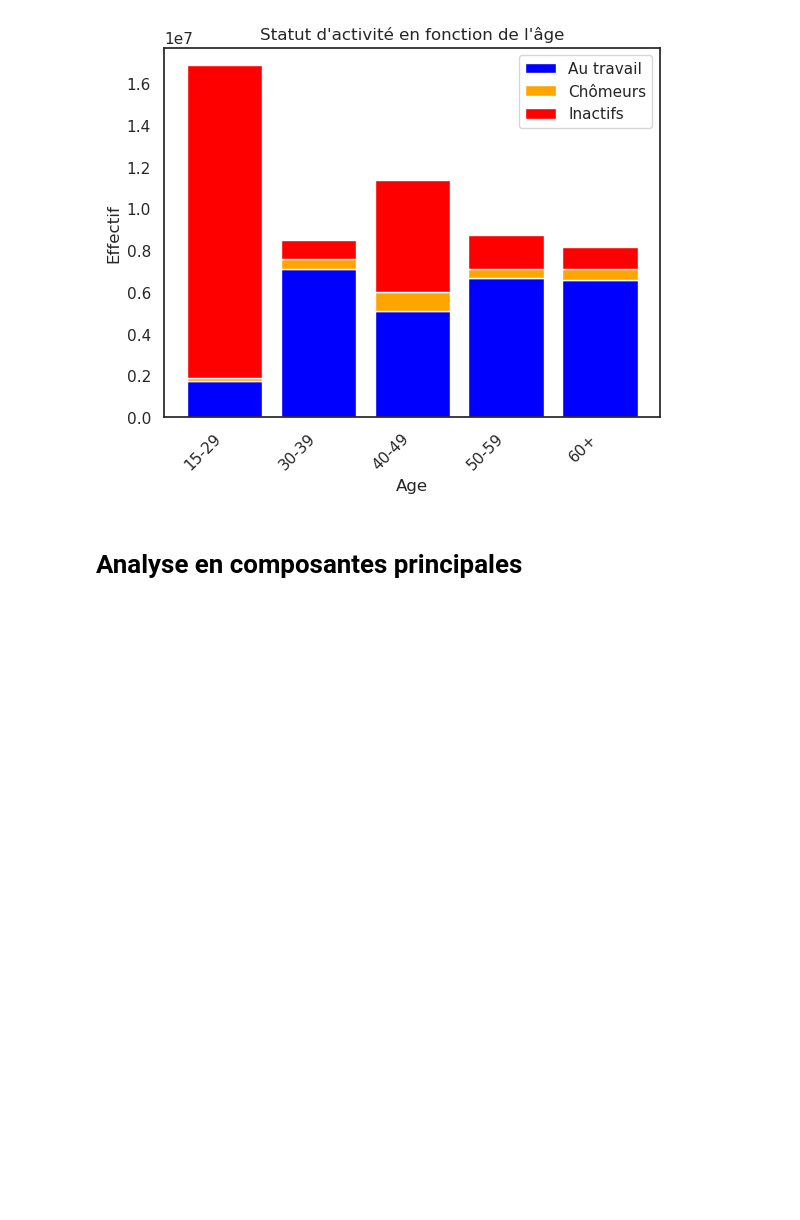
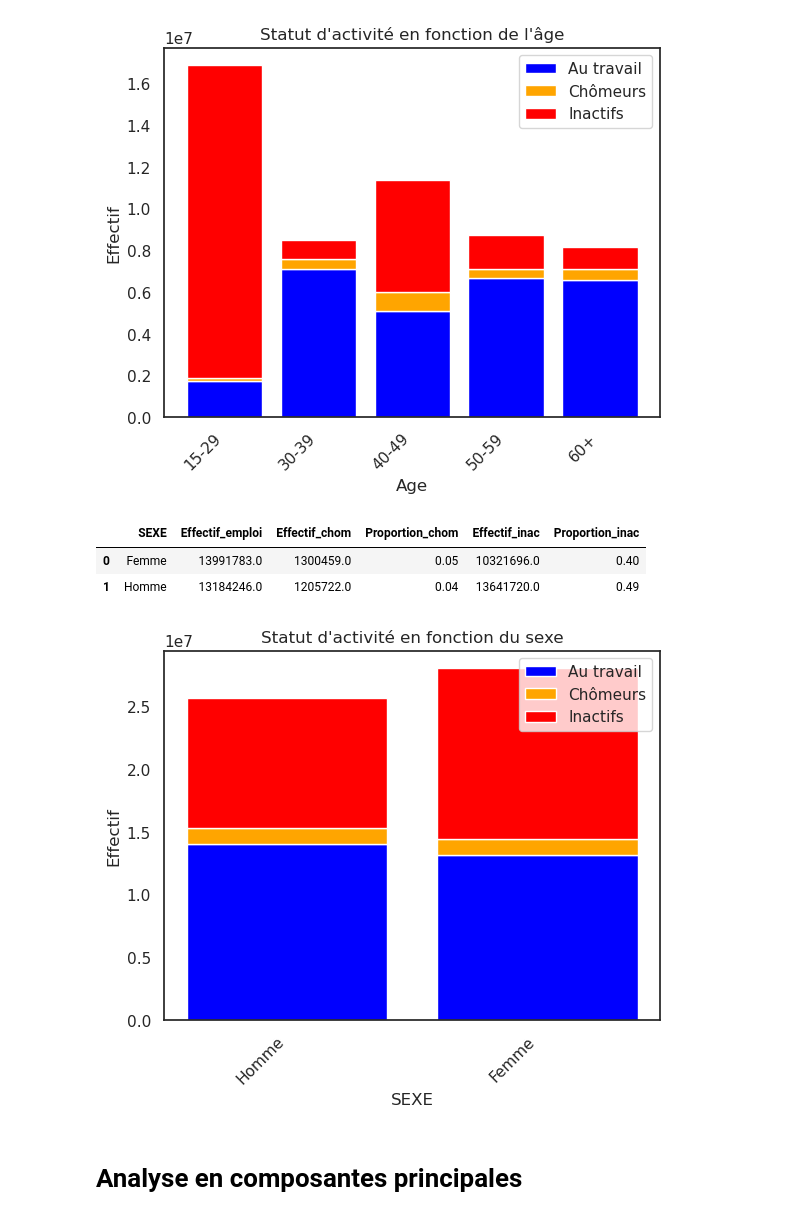
Before and after one commit to Alexis-Barrau/python_ensae, a Jupyter notebook: Scripts/Script first analysis.ipynb, the cells around one changed output. Saved outputs shown, nothing was run; the diff lists cells and outputs as text; code cells hidden in the pictures; blank space fills up the shorter version.

Commit message:
Statut par sexe

```diff
--- a/Scripts/Script first analysis.ipynb
+++ b/Scripts/Script first analysis.ipynb
@@ -148,6 +148,41 @@ plt.legend()
 plt.show()
 # %% [output]
 [figure]
+# %%
+#chômage et inactivité par sexe
+#Catégories possibles
+categories = ["Homme","Femme"]
+value = EEC_2019["SEXE"].unique()
+
+#tableau avec SEXE/Effectif en emploi/Effectif chômeur et pour inactifs tout cela pondéré par EXTRIAN
+result_dict = {"SEXE": categories, 'Effectif_emploi': [], 'Effectif_chom':[], 'Proportion_chom':[], 'Effectif_inac':[], 'Proportion_inac':[]}  #à chaque valeur on associe la somme des occurences pondérées
+for val in value :
+    somme_pond_E = EEC_2019[(EEC_2019["SEXE"] == val) & (EEC_2019["ACTEU"]==1)]["EXTRIAN"].sum()
+    somme_pond_C = EEC_2019[(EEC_2019["SEXE"] == val)& (EEC_2019["ACTEU"]==2)]["EXTRIAN"].sum()
+    somme_pond_I = EEC_2019[(EEC_2019["SEXE"] == val)& (EEC_2019["ACTEU"]==3)]["EXTRIAN"].sum()
+    result_dict['Effectif_emploi'].append(round(somme_pond_E,0))
+    result_dict['Effectif_chom'].append(round(somme_pond_C,0))
+    result_dict['Proportion_chom'].append(round(somme_pond_C/(somme_pond_C + somme_pond_E+somme_pond_I),2))
+    result_dict['Effectif_inac'].append(round(somme_pond_I,0))
+    result_dict['Proportion_inac'].append(round(somme_pond_I/(somme_pond_I + somme_pond_E+somme_pond_C),2))
+data = pd.DataFrame(result_dict).sort_values(by="SEXE").reset_index(drop=True)
+data
+# %% [output]
+|  | SEXE | Effectif_emploi | Effectif_chom | Proportion_chom | Effectif_inac | Proportion_inac |
+| 0 | Femme | 13991783.0 | 1300459.0 | 0.05 | 10321696.0 | 0.40 |
+| 1 | Homme | 13184246.0 | 1205722.0 | 0.04 | 13641720.0 | 0.49 |
+# %%
+plt.bar(data["SEXE"],data["Effectif_emploi"], color='blue', label='Au travail')
+plt.bar(data["SEXE"],data["Effectif_chom"], color='orange', label='Chômeurs', bottom=data["Effectif_emploi"])
+plt.bar(data["SEXE"],data["Effectif_inac"], color='red', label='Inactifs', bottom=data["Effectif_emploi"] + data["Effectif_chom"])
+plt.title("Statut d'activité en fonction du sexe")
+plt.xlabel('SEXE')
+plt.ylabel('Effectif')
+plt.xticks(data["SEXE"],categories, rotation=45, ha='right')
+plt.legend()
+plt.show()
+# %% [output]
+[figure, added]
 # %% [markdown]
 # Analyse en composantes principales
 # %% [markdown]
```
